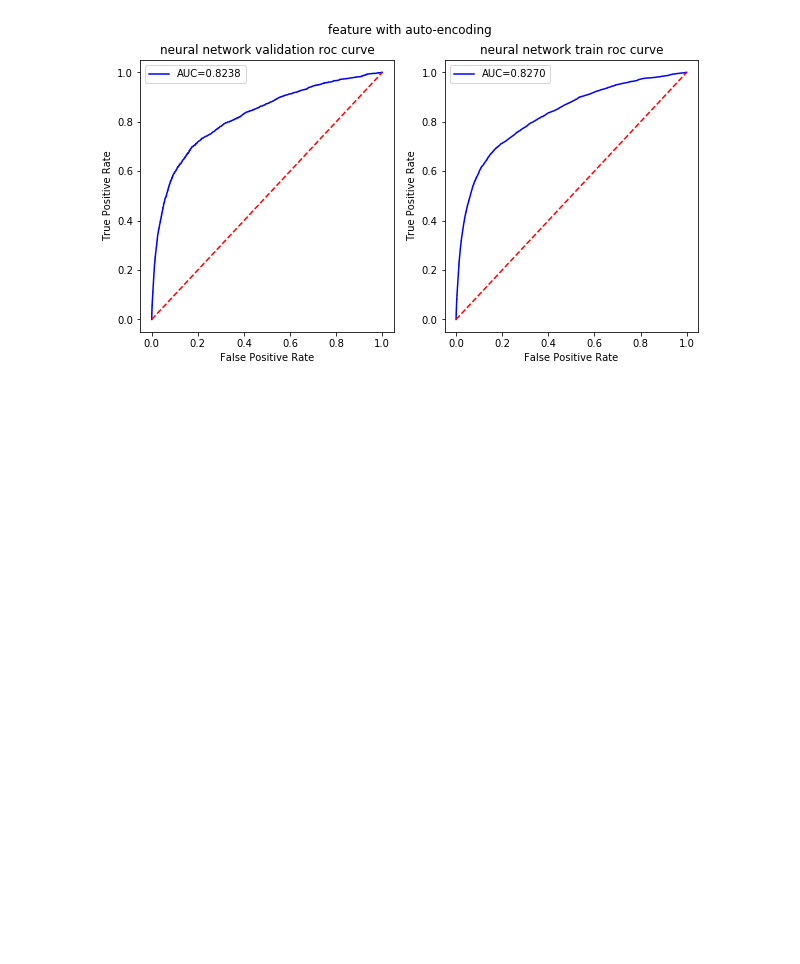
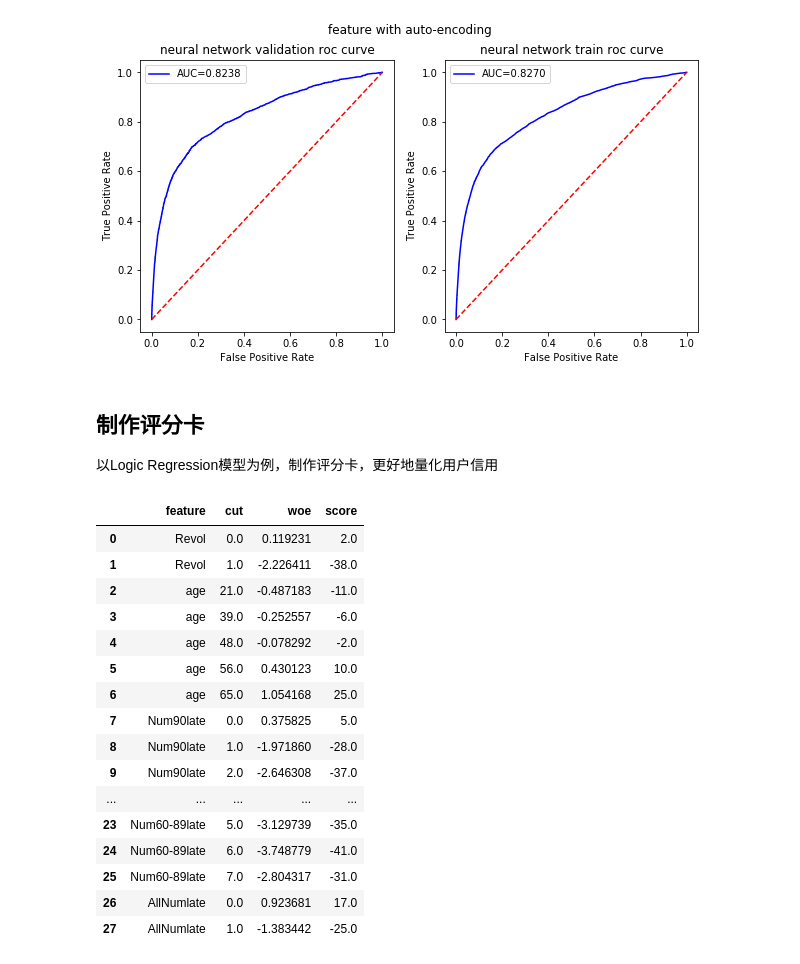
Before and after one commit to Sakura-gh/FinanceTech, a Jupyter notebook: project/code_new.ipynb, the cells around one changed output. Saved outputs shown, nothing was run; the diff lists cells and outputs as text; code cells hidden in the pictures; blank space fills up the shorter version.

```diff
--- a/project/code_new.ipynb
+++ b/project/code_new.ipynb
@@ -1250,3 +1250,51 @@ fig.savefig('nn.png')
 plt.show()
 # %% [output]
 [figure]
+# %% [markdown]
+## 制作评分卡
+以Logic Regression模型为例，制作评分卡，更好地量化用户信用
+# %%
+intercept=LR.intercept_
+coef=LR.coef_
+coe=coef[0].tolist()
+coe_df=pd.DataFrame({'feature':IV_info,'coe':coe})
+
+import math
+B=20/math.log(2)
+A=600+B*math.log(1/20)
+#基础分
+score=round(A-B*intercept[0],0)
+# %%
+featurelist = []
+woelist = []
+cutlist = []
+for k,v in woe_dict.items():
+    if k in IV_info:
+        for n in range(0,len(v)):
+            featurelist.append(k)
+            woelist.append(v[n])
+            cutlist.append(cut_dict[k][n])
+scoreboard = pd.DataFrame({'feature':featurelist,'woe':woelist,'cut':cutlist},
+                          columns=['feature','cut','woe'])
+score_df=pd.merge(scoreboard,coe_df)
+score_df['score']=round(-B*score_df['woe']*score_df['coe'],0)
+score_df.drop('coe',axis=1,inplace=True)
+score_df
+# %% [output]
+|  | feature | cut | woe | score |
+| 0 | Revol | 0.0 | 0.119231 | 2.0 |
+| 1 | Revol | 1.0 | -2.226411 | -38.0 |
+| 2 | age | 21.0 | -0.487183 | -11.0 |
+| 3 | age | 39.0 | -0.252557 | -6.0 |
+| 4 | age | 48.0 | -0.078292 | -2.0 |
+| 5 | age | 56.0 | 0.430123 | 10.0 |
+| 6 | age | 65.0 | 1.054168 | 25.0 |
+| 7 | Num90late | 0.0 | 0.375825 | 5.0 |
+| 8 | Num90late | 1.0 | -1.971860 | -28.0 |
+| 9 | Num90late | 2.0 | -2.646308 | -37.0 |
+| ... | ... | ... | ... | ... |
+| 23 | Num60-89late | 5.0 | -3.129739 | -35.0 |
+| 24 | Num60-89late | 6.0 | -3.748779 | -41.0 |
+| 25 | Num60-89late | 7.0 | -2.804317 | -31.0 |
+| 26 | AllNumlate | 0.0 | 0.923681 | 17.0 |
+| 27 | AllNumlate | 1.0 | -1.383442 | -25.0 |
```
Also changed, not shown: parts of 1 cell of this notebook.
